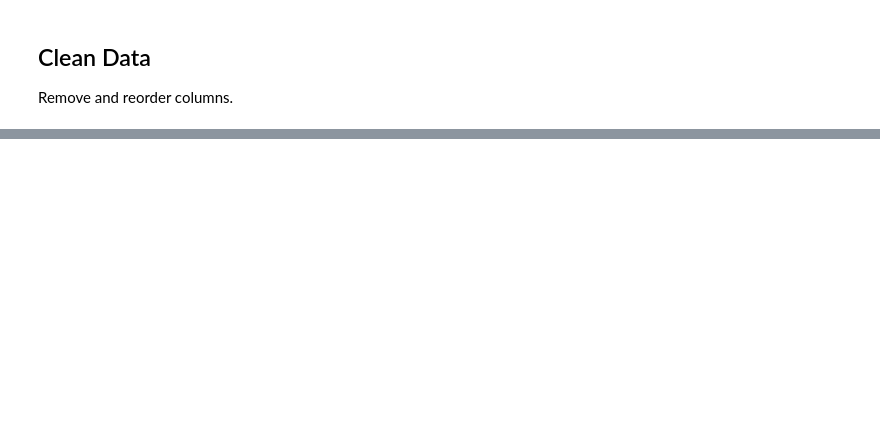
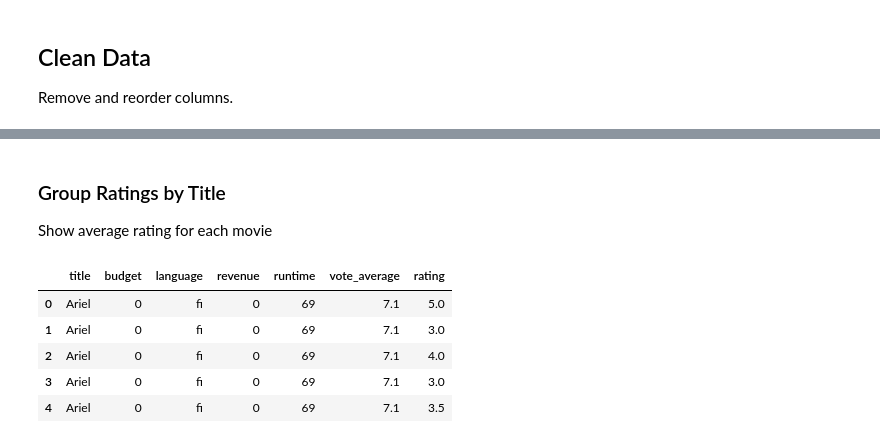
Before and after one commit to jacKlinc/film_dash, a Jupyter notebook: notebooks/1_movies-dashboard_an.ipynb, the cells around one changed output, grey strips where cells are left out. Cells and saved outputs as stored; diff of their text form; code cells hidden in the pictures; blank space fills up the shorter version.

```diff
--- a/notebooks/1_movies-dashboard_an.ipynb
+++ b/notebooks/1_movies-dashboard_an.ipynb
@@ -58,0 +108,3 @@ movie_ratings = movies.join(ratings.set_index('movieId'), on='id', how='left')
+# %% [markdown]
+### Group Ratings by Title
+Show average rating for each movie
@@ -58,0 +113,9 @@ movie_ratings = movies.join(ratings.set_index('movieId'), on='id', how='left')
+# %%
+movie_ratings.head()
+# %% [output]
+|  | title | budget | language | revenue | runtime | vote_average | rating |
+| 0 | Ariel | 0 | fi | 0 | 69 | 7.1 | 5.0 |
+| 1 | Ariel | 0 | fi | 0 | 69 | 7.1 | 3.0 |
+| 2 | Ariel | 0 | fi | 0 | 69 | 7.1 | 4.0 |
+| 3 | Ariel | 0 | fi | 0 | 69 | 7.1 | 3.0 |
+| 4 | Ariel | 0 | fi | 0 | 69 | 7.1 | 3.5 |
```
Also changed, not shown: parts of 20 cells of this notebook.
